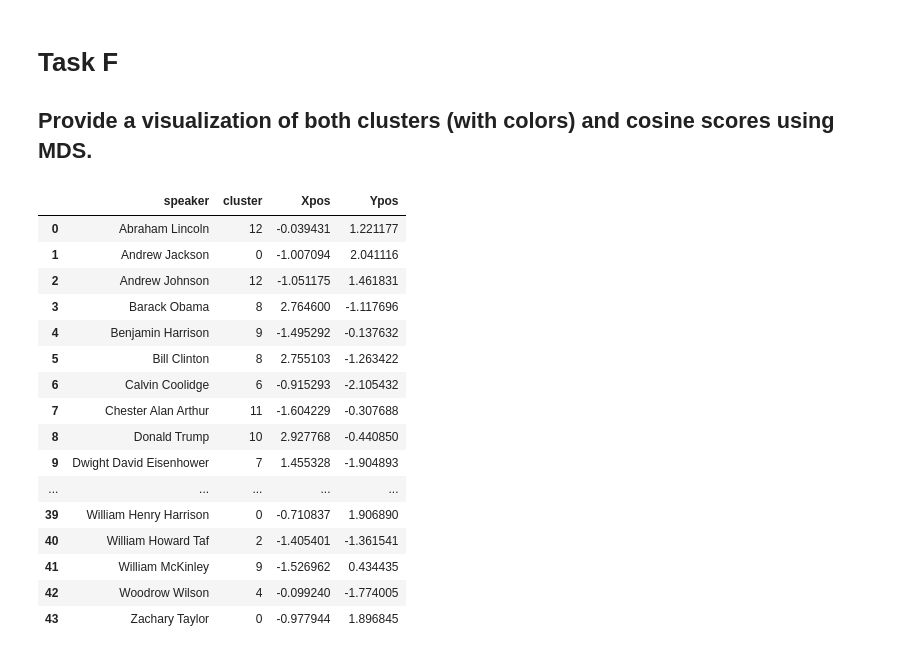
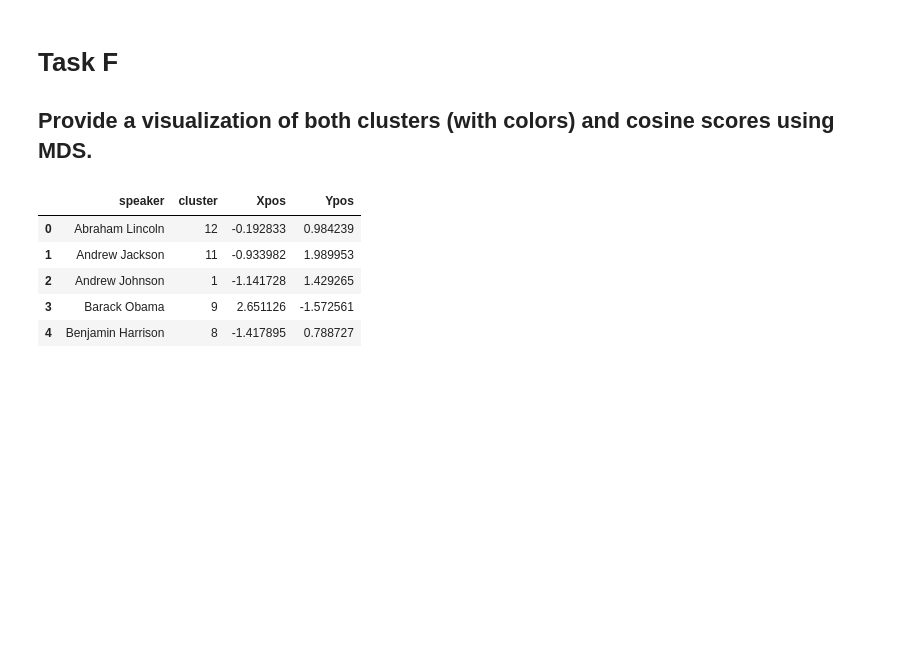
Before and after one commit to JakeTheWise/socialitics, a Jupyter notebook: proj2/Social Media Assignment 2.ipynb, the cells around one changed output. Drawn from its saved outputs; the diff is of its cells as text; code cells hidden in the pictures; blank space fills up the shorter version.

```diff
--- a/proj2/Social Media Assignment 2.ipynb
+++ b/proj2/Social Media Assignment 2.ipynb
@@ -219,25 +218,14 @@ for i, v in enumerate(pos):
 kmeans_clusters["Xpos"] = col1
 kmeans_clusters["Ypos"] = col2
 # %%
-kmeans_clusters
+kmeans_clusters.head()
 # %% [output]
 |  | speaker | cluster | Xpos | Ypos |
-| 0 | Abraham Lincoln | 12 | -0.039431 | 1.221177 |
-| 1 | Andrew Jackson | 0 | -1.007094 | 2.041116 |
-| 2 | Andrew Johnson | 12 | -1.051175 | 1.461831 |
-| 3 | Barack Obama | 8 | 2.764600 | -1.117696 |
-| 4 | Benjamin Harrison | 9 | -1.495292 | -0.137632 |
-| 5 | Bill Clinton | 8 | 2.755103 | -1.263422 |
-| 6 | Calvin Coolidge | 6 | -0.915293 | -2.105432 |
-| 7 | Chester Alan Arthur | 11 | -1.604229 | -0.307688 |
-| 8 | Donald Trump | 10 | 2.927768 | -0.440850 |
-| 9 | Dwight David Eisenhower | 7 | 1.455328 | -1.904893 |
-| ... | ... | ... | ... | ... |
-| 39 | William Henry Harrison | 0 | -0.710837 | 1.906890 |
-| 40 | William Howard Taf | 2 | -1.405401 | -1.361541 |
-| 41 | William McKinley | 9 | -1.526962 | 0.434435 |
-| 42 | Woodrow Wilson | 4 | -0.099240 | -1.774005 |
-| 43 | Zachary Taylor | 0 | -0.977944 | 1.896845 |
+| 0 | Abraham Lincoln | 12 | -0.192833 | 0.984239 |
+| 1 | Andrew Jackson | 11 | -0.933982 | 1.989953 |
+| 2 | Andrew Johnson | 1 | -1.141728 | 1.429265 |
+| 3 | Barack Obama | 9 | 2.651126 | -1.572561 |
+| 4 | Benjamin Harrison | 8 | -1.417895 | 0.788727 |
 # %%
 import colorlover as cl
 from IPython.display import HTML
```
Also changed, not shown: parts of 11 cells of this notebook.
